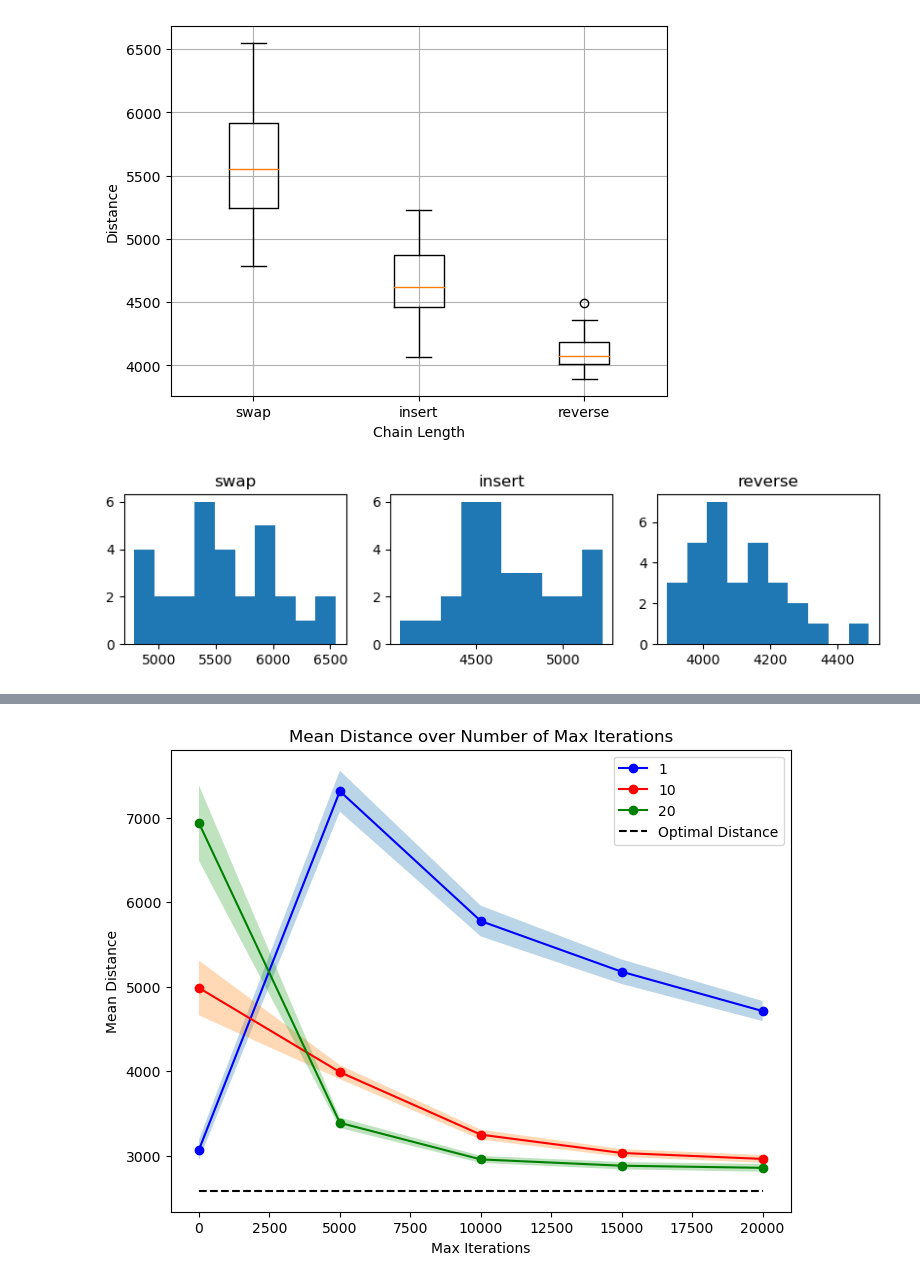
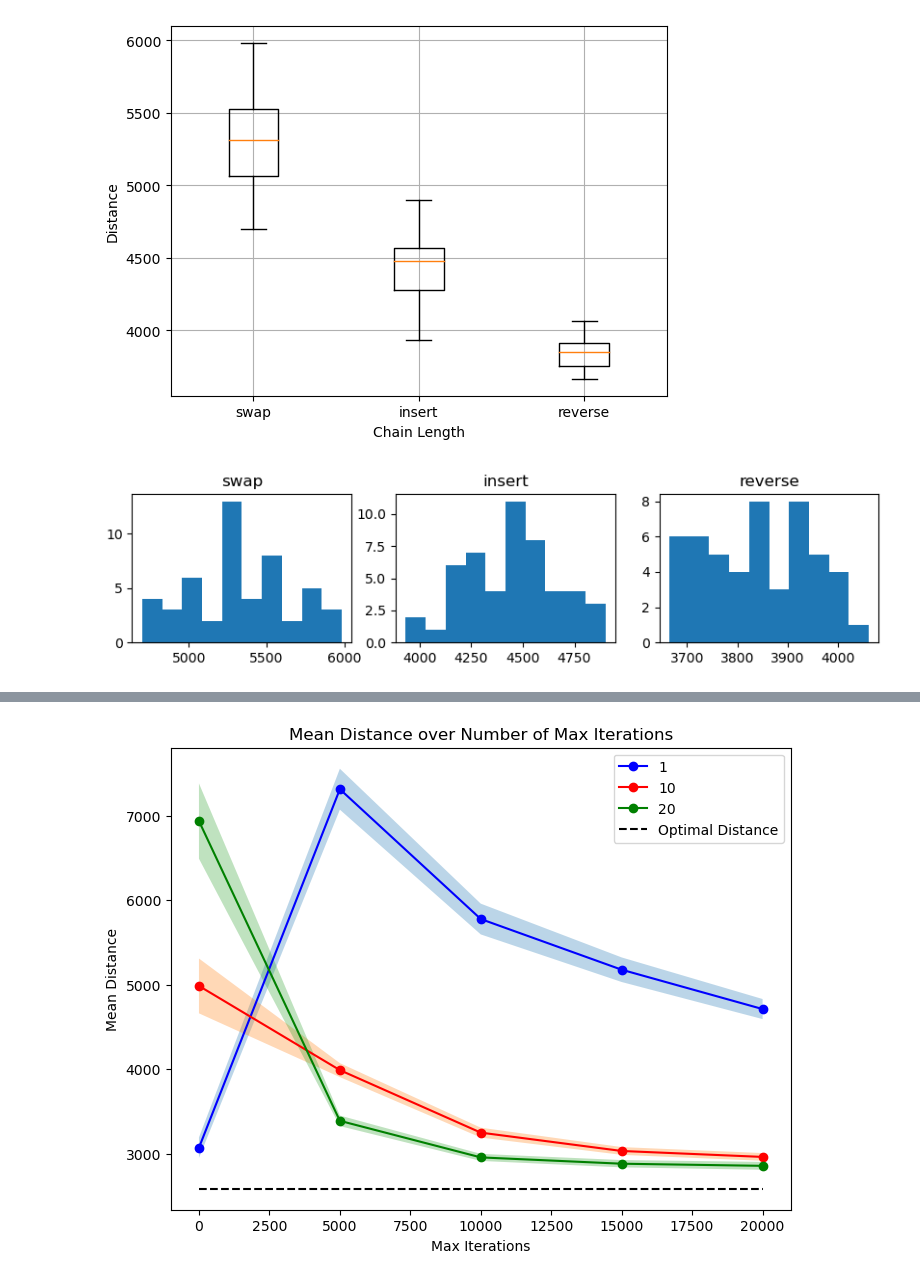
Before and after one commit to Foundnation/Stochastic-Simulation, a Jupyter notebook: TSM/analyse_data.ipynb, the cells around one changed output, grey strips where cells are left out. Drawn from its saved outputs; the diff is of its cells as text; code cells hidden in the pictures.

```diff
--- a/TSM/analyse_data.ipynb
+++ b/TSM/analyse_data.ipynb
@@ -81,9 +81,9 @@ def plot_distributions(results, param_labels):
 plt.style.use('default')
 # %%
 filepaths = [
-    'generated_data/dist_perm_operator-swap_maxiter30001.csv',
-    'generated_data/dist_perm_operator-insert_maxiter30001.csv',
-    'generated_data/dist_perm_operator-reverse_maxiter30001.csv'
+    'generated_data/dist_perm_operator-swap_maxiter40001.csv',
+    'generated_data/dist_perm_operator-insert_maxiter40001.csv',
+    'generated_data/dist_perm_operator-reverse_maxiter40001.csv'
     ]
 labels = ['swap', 'insert', 'reverse']
 
@@ -104,3 +104,3 @@ plot_distributions(final_dists_perm_operators, labels)
-[figure, old version]
+[figure, new version]
-[figure, old version]
+[figure, new version]
 # %%
```
Also changed, not shown: parts of 3 cells of this notebook, 1 other file.
